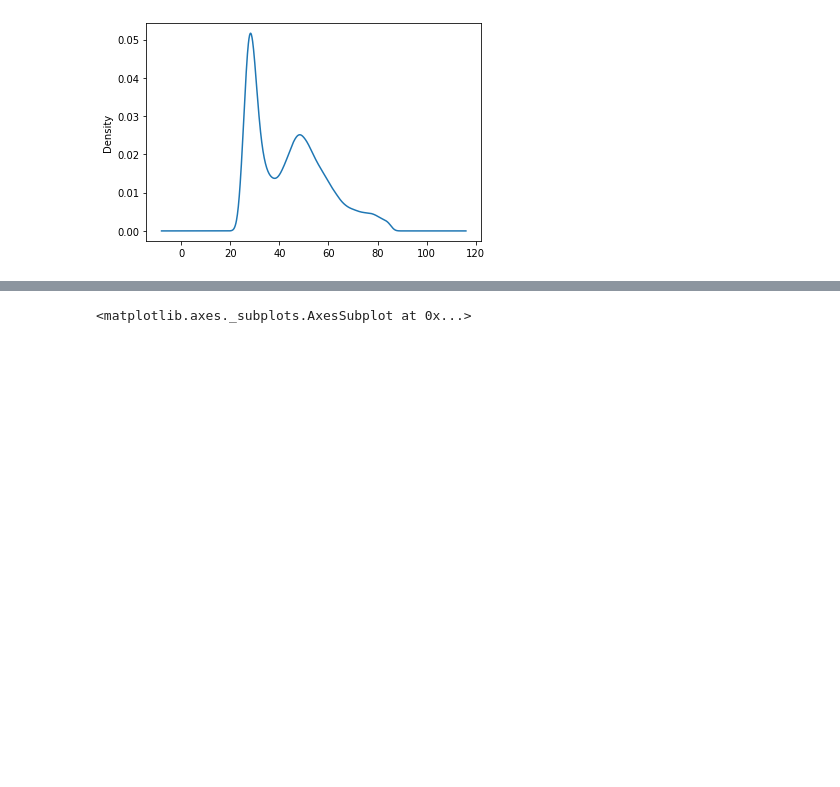
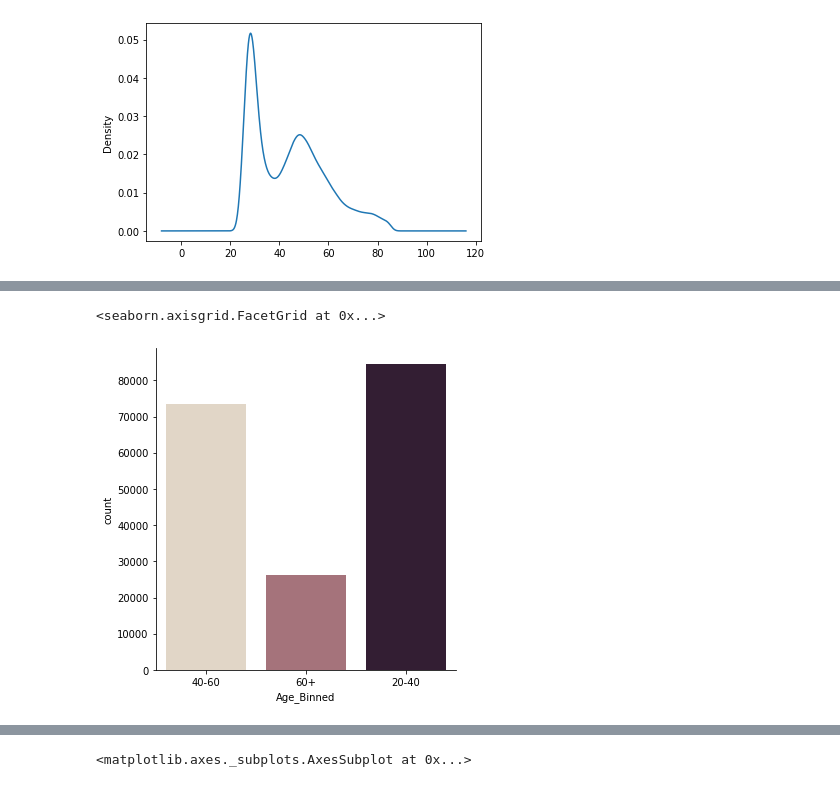
Before and after one commit to avidutta20/challenge_may21, a Jupyter notebook: model.ipynb, the cells around one changed output, grey strips where cells are left out. Cells and saved outputs as stored; diff of their text form; code cells hidden in the pictures; blank space fills up the shorter version.

```diff
--- a/model.ipynb
+++ b/model.ipynb
@@ -108,0 +163,17 @@ x_train['Region_Code'].plot.kde()
+# %%
+def bin_age(x):
+  # catagories = ['0-20','20-40','40-60','60+']
+  cat = ''
+
+  if x>20 and x<=40:
+    cat = '20-40'
+  elif x>40 and x<=60:
+    cat = '40-60'
+  elif x>60 :
+    cat = '60+'
+  else :
+    cat = '0-20'
+  return cat
+
+x_train['Age_Binned'] = x_train['Age'].apply(lambda x: bin_age(x))
+x_train
@@ -108,0 +194,5 @@ x_train['Region_Code'].plot.kde()
+# %%
+sns.catplot(x='Age_Binned', kind="count", palette="ch:.25", data=x_train)
+# %% [output]
+<seaborn.axisgrid.FacetGrid at 0x...>
+[figure, added]
```
Also changed, not shown: parts of 44 cells of this notebook.
